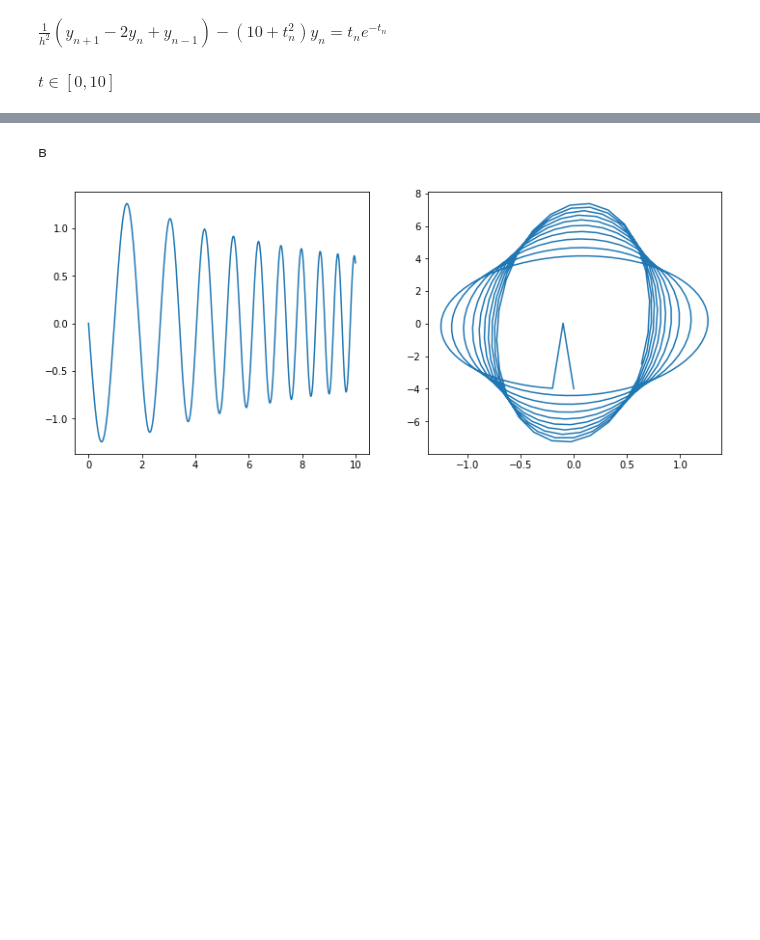
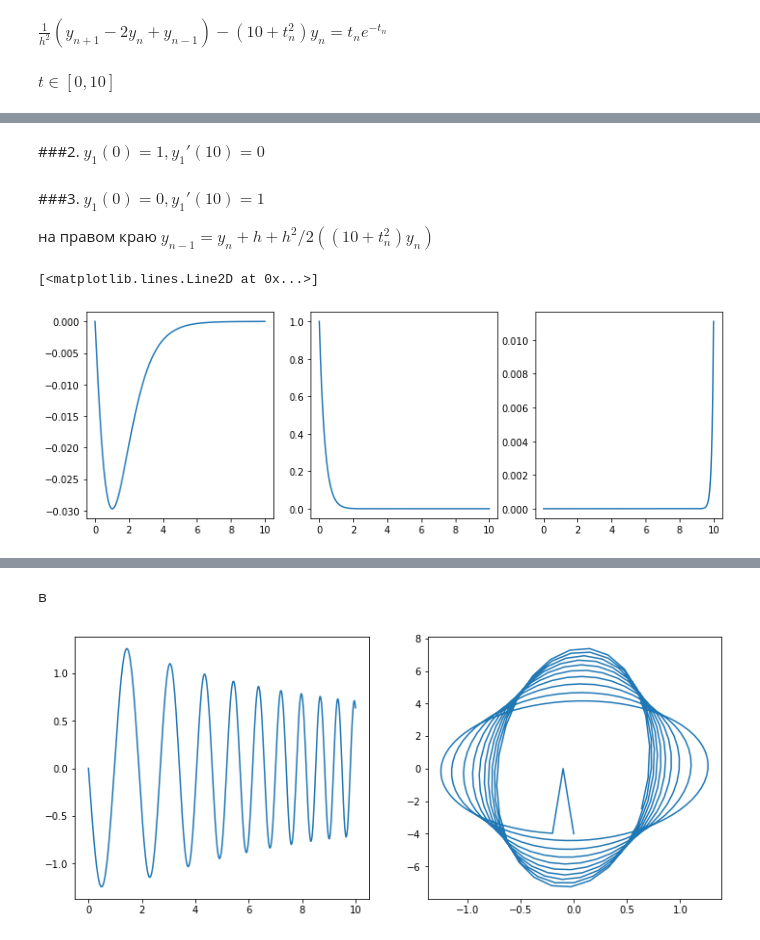
Before and after one commit to mipt-alexa/comp_math, a Jupyter notebook: 11_theme.ipynb, the cells around one changed output, grey strips where cells are left out. Drawn from its saved outputs; the diff is of its cells as text; code cells hidden in the pictures; blank space fills up the shorter version.

```diff
--- a/11_theme.ipynb
+++ b/11_theme.ipynb
@@ -40,0 +23,8 @@ $\frac{1}{h^2} (y_{n+1} - 2y_n + y_{n-1}) + (10 + t_n^2)y_n = t_n e^{-t_n}$
+# %% [markdown]
+###2.
+$y_1(0) = 1, y_1'(10) = 0$
+# %% [markdown]
+###3.
+$y_1(0) = 0, y_1'(10) = 1$
+
+на правом краю $y_{n-1} = y_n + h + h^2/2 ((10+t_n^2)y_n)$
@@ -40,0 +74,36 @@ $\frac{1}{h^2} (y_{n+1} - 2y_n + y_{n-1}) + (10 + t_n^2)y_n = t_n e^{-t_n}$
+# %%
+def calc_y2(N = 200):
+    h = 10 / N
+
+    t = np.linspace(0, 10, N)
+
+    y = np.zeros(N)
+    A = np.zeros([N,N])
+    b = np.zeros(N)
+
+    for i in range(1,N-1):
+        A[i][i-1] = 1/h**2
+        A[i][i] = -(10 + t[i]**2) - 2/h**2
+        if i != N-1:
+            A[i][i+1] = 1/h**2
+
+    b[N-1] = 2/h
+    A[0][0] = 1
+    A[N-1][N-2] = 2/h**2
+
+    y = np.linalg.solve(A, b)
+    return y
+# %%
+n = 1000
+
+x, y0 = calc_y0(n)
+y1 = calc_y1(n)
+y2 = calc_y2(n)
+
+f, axs = plt.subplots(1,3,figsize=(12,4))
+axs[0].plot(x, y0)
+axs[1].plot(x, y1)
+axs[2].plot(x, y2)
+# %% [output]
+[<matplotlib.lines.Line2D at 0x...>]
+[figure, added]
```
Also changed, not shown: parts of 11 cells of this notebook.
